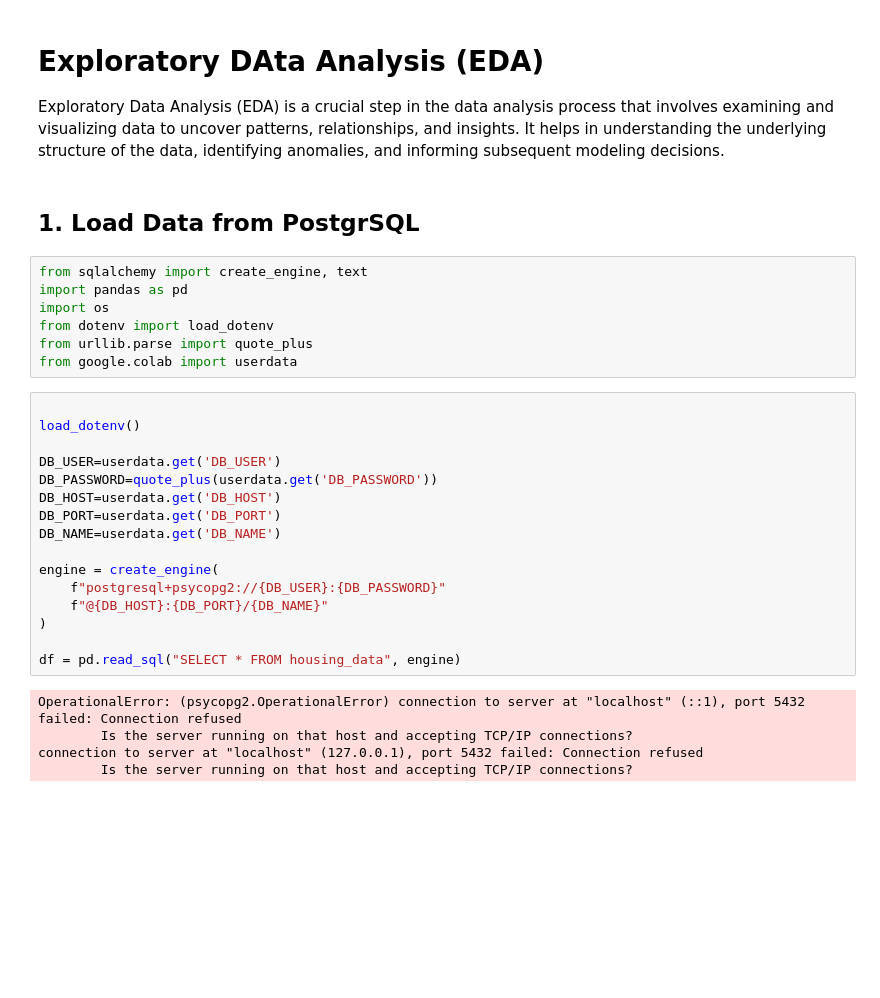
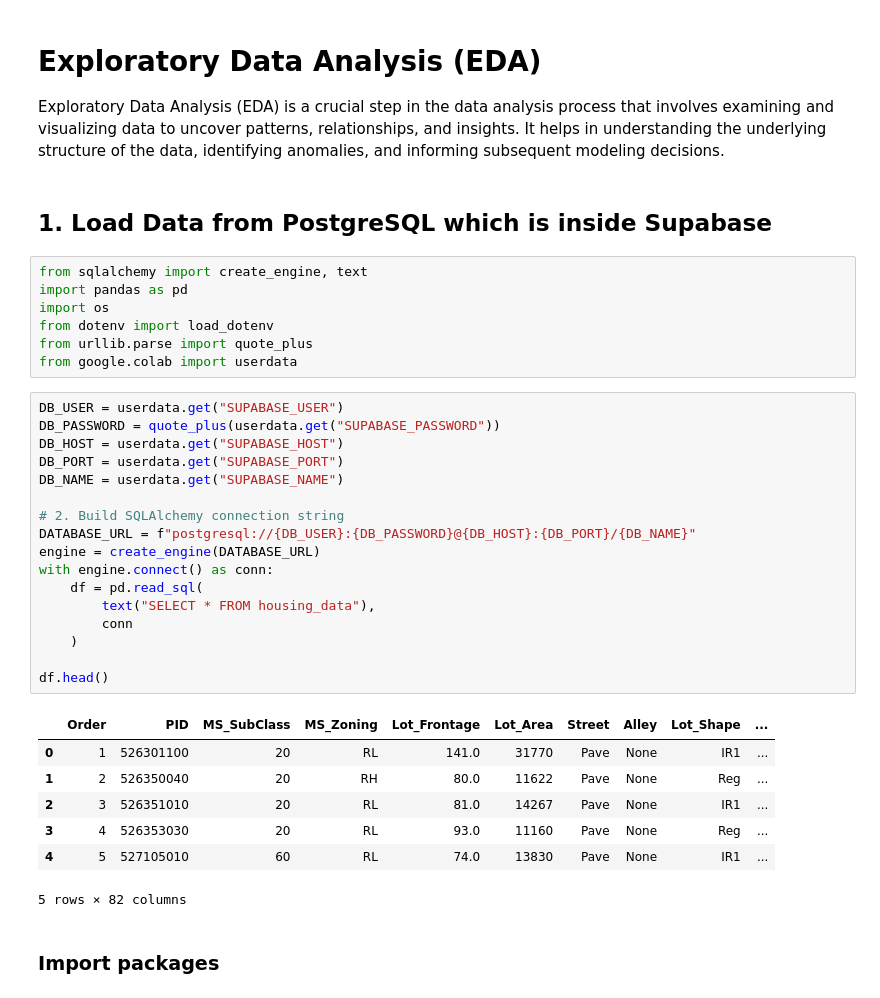
Before and after one commit to mebre7/house-price-predictor-mlops, a Jupyter notebook: notebooks/01_eda_and_baseline.ipynb, the cells around one changed output. Saved outputs shown, nothing was run; the diff lists cells and outputs as text; blank space fills up the shorter version.

```diff
--- a/notebooks/01_eda_and_baseline.ipynb
+++ b/notebooks/01_eda_and_baseline.ipynb
@@ -1,10 +1,10 @@
 # %% [markdown]
 <a href="https://colab.research.google.com/github/mebre7/house-price-predictor-mlops/blob/colab_branch/notebooks/01_eda_and_baseline.ipynb" target="_parent"><img src="https://colab.research.google.com/assets/colab-badge.svg" alt="Open In Colab"/></a>
 # %% [markdown]
-# Exploratory DAta Analysis (EDA)
+# Exploratory Data Analysis (EDA)
 Exploratory Data Analysis (EDA) is a crucial step in the data analysis process that involves examining and visualizing data to uncover patterns, relationships, and insights. It helps in understanding the underlying structure of the data, identifying anomalies, and informing subsequent modeling decisions.
 # %% [markdown]
-## 1. Load Data from PostgrSQL
+## 1. Load Data from PostgreSQL which is inside Supabase
 # %%
 from sqlalchemy import create_engine, text
 import pandas as pd
@@ -13,23 +13,29 @@ from dotenv import load_dotenv
 from urllib.parse import quote_plus
 from google.colab import userdata
 # %%
+DB_USER = userdata.get("SUPABASE_USER")
+DB_PASSWORD = quote_plus(userdata.get("SUPABASE_PASSWORD"))
+DB_HOST = userdata.get("SUPABASE_HOST")
+DB_PORT = userdata.get("SUPABASE_PORT")
+DB_NAME = userdata.get("SUPABASE_NAME")
 
-load_dotenv()
+# 2. Build SQLAlchemy connection string
+DATABASE_URL = f"postgresql://{DB_USER}:{DB_PASSWORD}@{DB_HOST}:{DB_PORT}/{DB_NAME}"
+engine = create_engine(DATABASE_URL)
+with engine.connect() as conn:
+    df = pd.read_sql(
+        text("SELECT * FROM housing_data"),
+        conn
+    )
 
-DB_USER=userdata.get('DB_USER')
-DB_PASSWORD=quote_plus(userdata.get('DB_PASSWORD'))
-DB_HOST=userdata.get('DB_HOST')
-DB_PORT=userdata.get('DB_PORT')
-DB_NAME=userdata.get('DB_NAME')
-
-engine = create_engine(
-    f"postgresql+psycopg2://{DB_USER}:{DB_PASSWORD}"
-    f"@{DB_HOST}:{DB_PORT}/{DB_NAME}"
-)
-
-df = pd.read_sql("SELECT * FROM housing_data", engine)
+df.head()
 # %% [output]
+|  | Order | PID | MS_SubClass | MS_Zoning | Lot_Frontage | Lot_Area | Street | Alley | Lot_Shape | ... |
+| 0 | 1 | 526301100 | 20 | RL | 141.0 | 31770 | Pave | None | IR1 | ... |
+| 1 | 2 | 526350040 | 20 | RH | 80.0 | 11622 | Pave | None | Reg | ... |
+| 2 | 3 | 526351010 | 20 | RL | 81.0 | 14267 | Pave | None | IR1 | ... |
+| 3 | 4 | 526353030 | 20 | RL | 93.0 | 11160 | Pave | None | Reg | ... |
+| 4 | 5 | 527105010 | 60 | RL | 74.0 | 13830 | Pave | None | IR1 | ... |
-OperationalError: (psycopg2.OperationalError) connection to server at "localhost" (::1), port 5432 failed: Connection refused
-        Is the server running on that host and accepting TCP/IP connections?
-connection to server at "localhost" (127.0.0.1), port 5432 failed: Connection refused
-        Is the server running on that host and accepting TCP/IP connections?
+5 rows × 82 columns
+# %% [markdown]
+### Import packages
```
Also changed, not shown: parts of 16 cells of this notebook.
